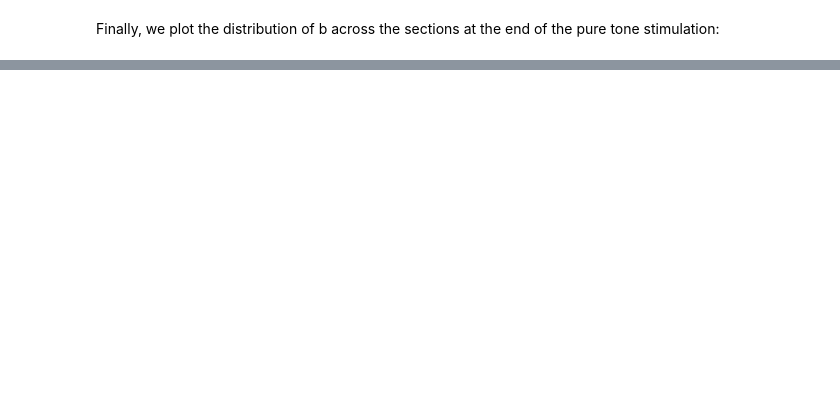
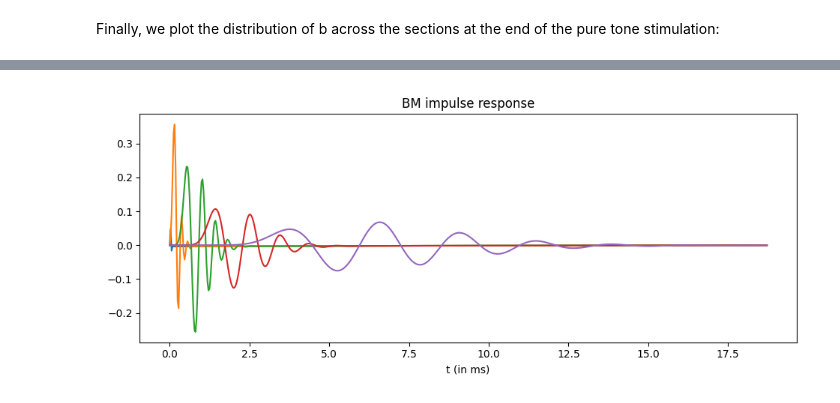
Before and after one commit to vschaik/CARFAC, a Jupyter notebook: CARFACAGC.ipynb, the cells around one changed output, grey strips where cells are left out. Saved outputs shown, nothing was run; the diff lists cells and outputs as text; code cells hidden in the pictures; blank space fills up the shorter version.

```diff
--- a/CARFACAGC.ipynb
+++ b/CARFACAGC.ipynb
@@ -283,0 +284,11 @@ tight_layout()
+# %%
+if fignum_exists(20): close(20)
+w = 9.5
+figure(20, figsize=(w, 4))           # BM impulse response
+L=600
+plot(arange(L) * 1000 / fs, IR[::20, 0 : L].T)
+xlabel('t (in ms)')
+title('BM impulse response')
+tight_layout()
+# %% [output]
+[figure, added]
```
Also changed, not shown: parts of 4 cells of this notebook, 2 other files.
